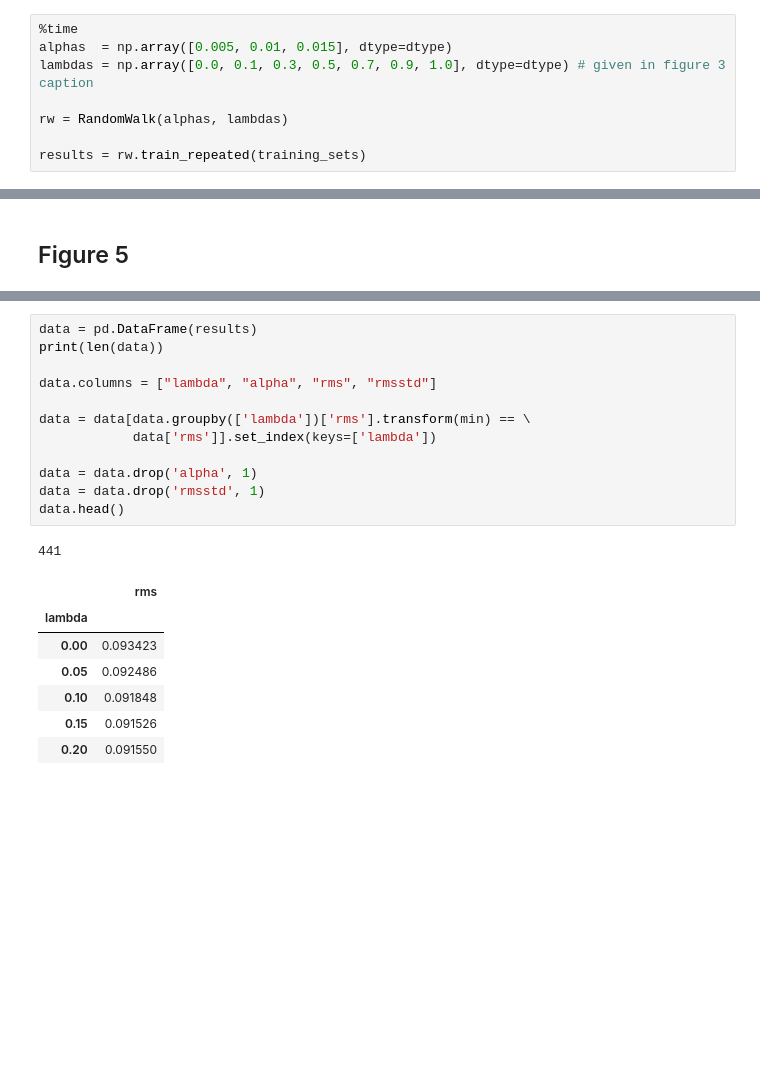
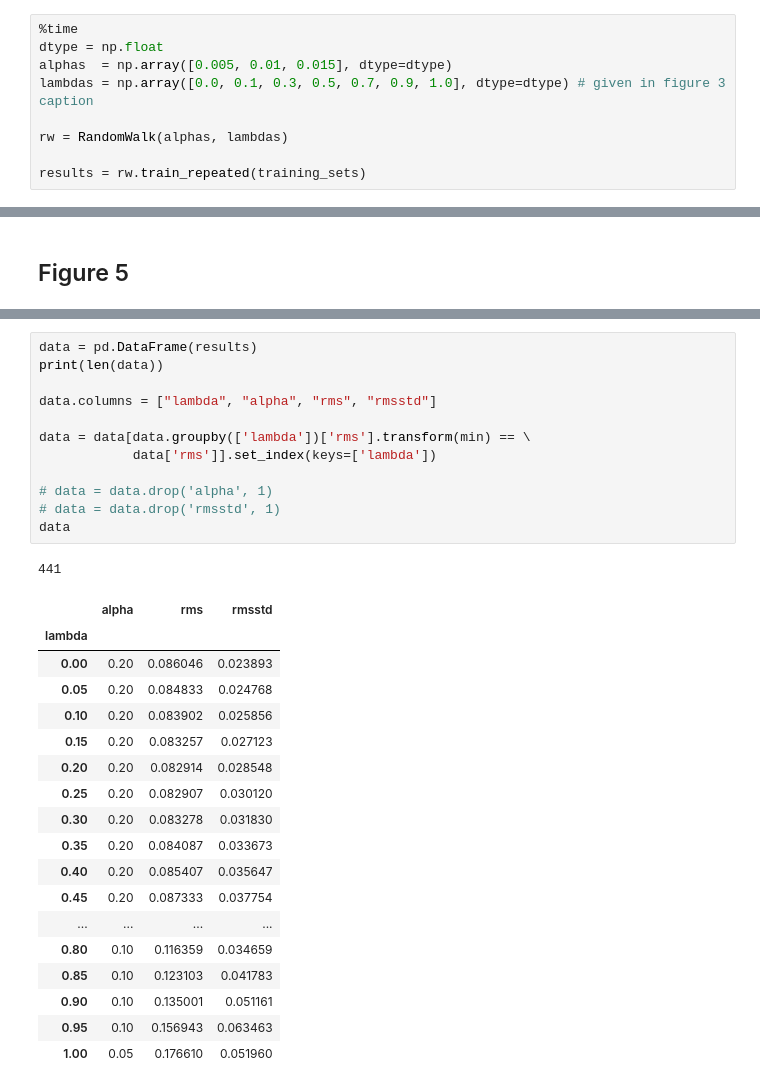
Before and after one commit to accraze/random-walk, a Jupyter notebook: Random Walk.ipynb, the cells around one changed output, grey strips where cells are left out. Cells and saved outputs as stored; diff of their text form; blank space fills up the shorter version.

```diff
--- a/Random Walk.ipynb
+++ b/Random Walk.ipynb
@@ -18,6 +18,7 @@ num_sequences   = 10 # or episodes
 training_sets = generate_training_sets(num_sequences=num_sequences, num_train_sets=num_train_sets)
 # %%
 %time
+dtype = np.float
 alphas  = np.array([0.005, 0.01, 0.015], dtype=dtype)
 lambdas = np.array([0.0, 0.1, 0.3, 0.5, 0.7, 0.9, 1.0], dtype=dtype) # given in figure 3 caption
 
@@ -123,24 +126,35 @@ Wall time: 29.3 µs
 # %%
 data = pd.DataFrame(results)
 print(len(data))
 
 data.columns = ["lambda", "alpha", "rms", "rmsstd"]
 
 data = data[data.groupby(['lambda'])['rms'].transform(min) == \
             data['rms']].set_index(keys=['lambda'])
 
-data = data.drop('alpha', 1)
-data = data.drop('rmsstd', 1)
-data.head()
+# data = data.drop('alpha', 1)
+# data = data.drop('rmsstd', 1)
+data
 # %% [output]
 441
-|  | rms |
-| lambda |  |
-| 0.00 | 0.093423 |
-| 0.05 | 0.092486 |
-| 0.10 | 0.091848 |
-| 0.15 | 0.091526 |
-| 0.20 | 0.091550 |
+|  | alpha | rms | rmsstd |
+| lambda |  |  |  |
+| 0.00 | 0.20 | 0.086046 | 0.023893 |
+| 0.05 | 0.20 | 0.084833 | 0.024768 |
+| 0.10 | 0.20 | 0.083902 | 0.025856 |
+| 0.15 | 0.20 | 0.083257 | 0.027123 |
+| 0.20 | 0.20 | 0.082914 | 0.028548 |
+| 0.25 | 0.20 | 0.082907 | 0.030120 |
+| 0.30 | 0.20 | 0.083278 | 0.031830 |
+| 0.35 | 0.20 | 0.084087 | 0.033673 |
+| 0.40 | 0.20 | 0.085407 | 0.035647 |
+| 0.45 | 0.20 | 0.087333 | 0.037754 |
+| ... | ... | ... | ... |
+| 0.80 | 0.10 | 0.116359 | 0.034659 |
+| 0.85 | 0.10 | 0.123103 | 0.041783 |
+| 0.90 | 0.10 | 0.135001 | 0.051161 |
+| 0.95 | 0.10 | 0.156943 | 0.063463 |
+| 1.00 | 0.05 | 0.176610 | 0.051960 |
 # %%
 plt.figure(num=None, figsize=(6, 6), dpi=72)
 plt.plot(data, marker='o')
```
Also changed, not shown: parts of 9 cells of this notebook, 2 other files.
